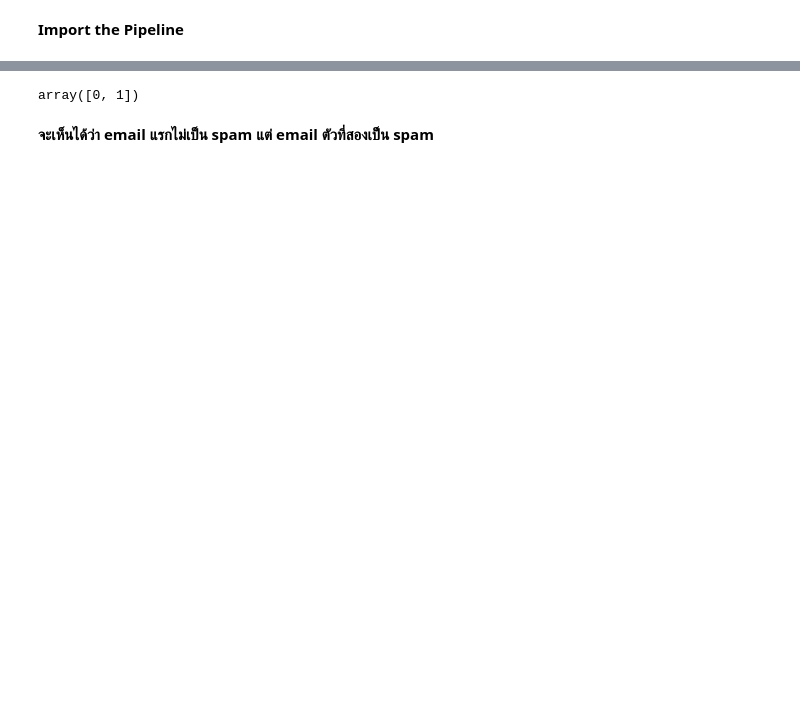
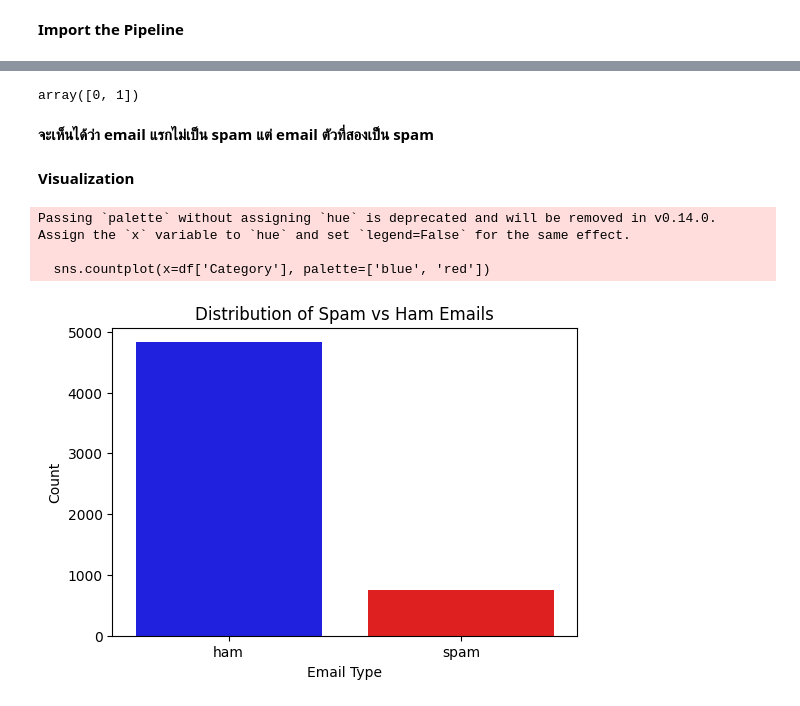
Before and after one commit to Piyaphum/Naive-Bayes-Classifier-Email, a Jupyter notebook: Naive_Bayes_Classifier_Email.ipynb, the cells around one changed output, grey strips where cells are left out. Cells and saved outputs as stored; diff of their text form; code cells hidden in the pictures; blank space fills up the shorter version.

```diff
--- a/Naive_Bayes_Classifier_Email.ipynb
+++ b/Naive_Bayes_Classifier_Email.ipynb
@@ -92,6 +105,24 @@ clf.score(x_test, y_test)
-# %%
-clf.predict(emails)
-# %% [output]
-array([0, 1])
+# %%
+clf.predict(emails) #ดูว่าตรงกับก่อนหน้านี้ที่ทำแบบ manual ไหม
+# %% [output]
+array([0, 1])
 # %% [markdown]
 **จะเห็นได้ว่า email แรกไม่เป็น spam แต่ email ตัวที่สองเป็น spam**
+# %% [markdown]
+**Visualization**
+# %%
+import matplotlib.pyplot as plt
+import seaborn as sns
+
+# Spam vs Ham Distribution
+plt.figure(figsize=(6,4))
+sns.countplot(x=df['Category'], palette=['blue', 'red'])
+plt.title("Distribution of Spam vs Ham Emails")
+plt.xlabel("Email Type")
+plt.ylabel("Count")
+plt.show()
+# %% [output]
+Passing `palette` without assigning `hue` is deprecated and will be removed in v0.14.0. Assign the `x` variable to `hue` and set `legend=False` for the same effect.
+
+  sns.countplot(x=df['Category'], palette=['blue', 'red'])
+[figure, added]
```
Also changed, not shown: parts of 19 cells of this notebook.
